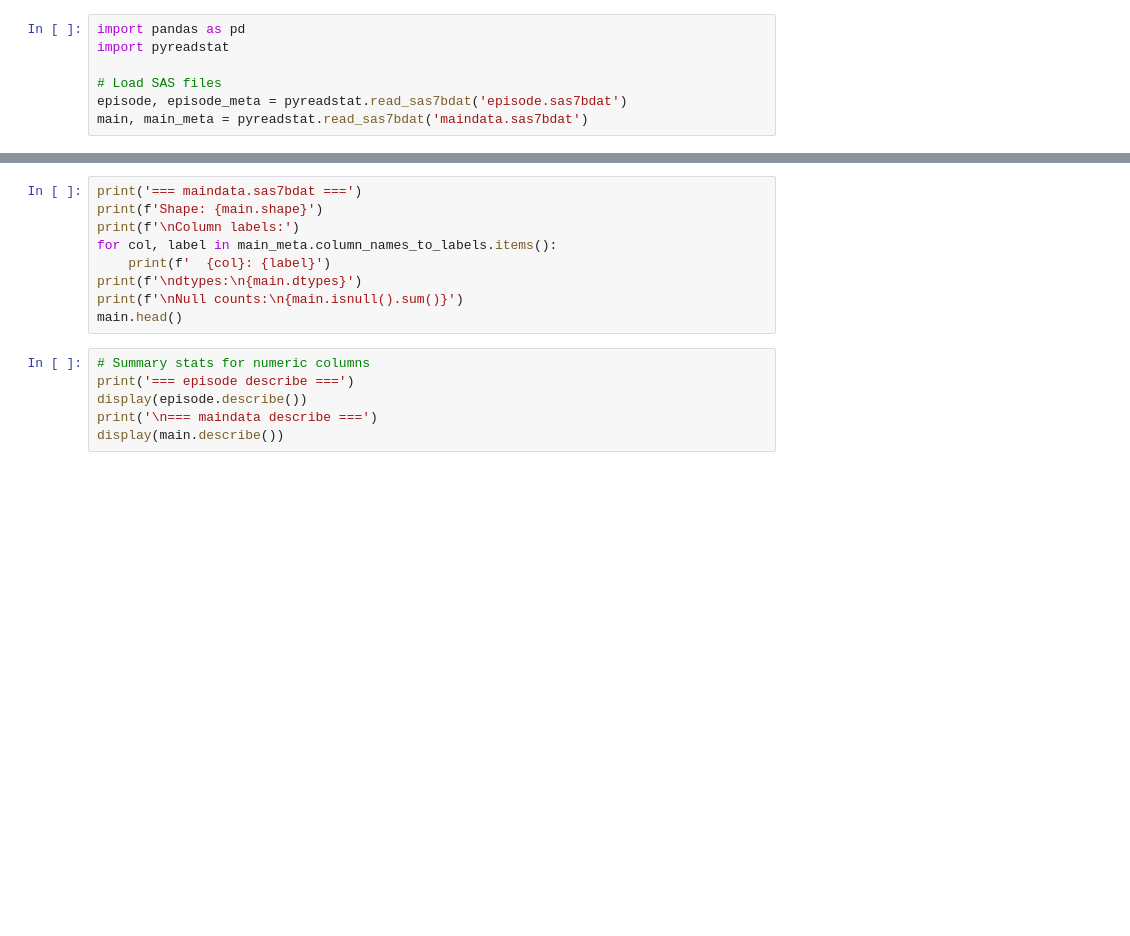
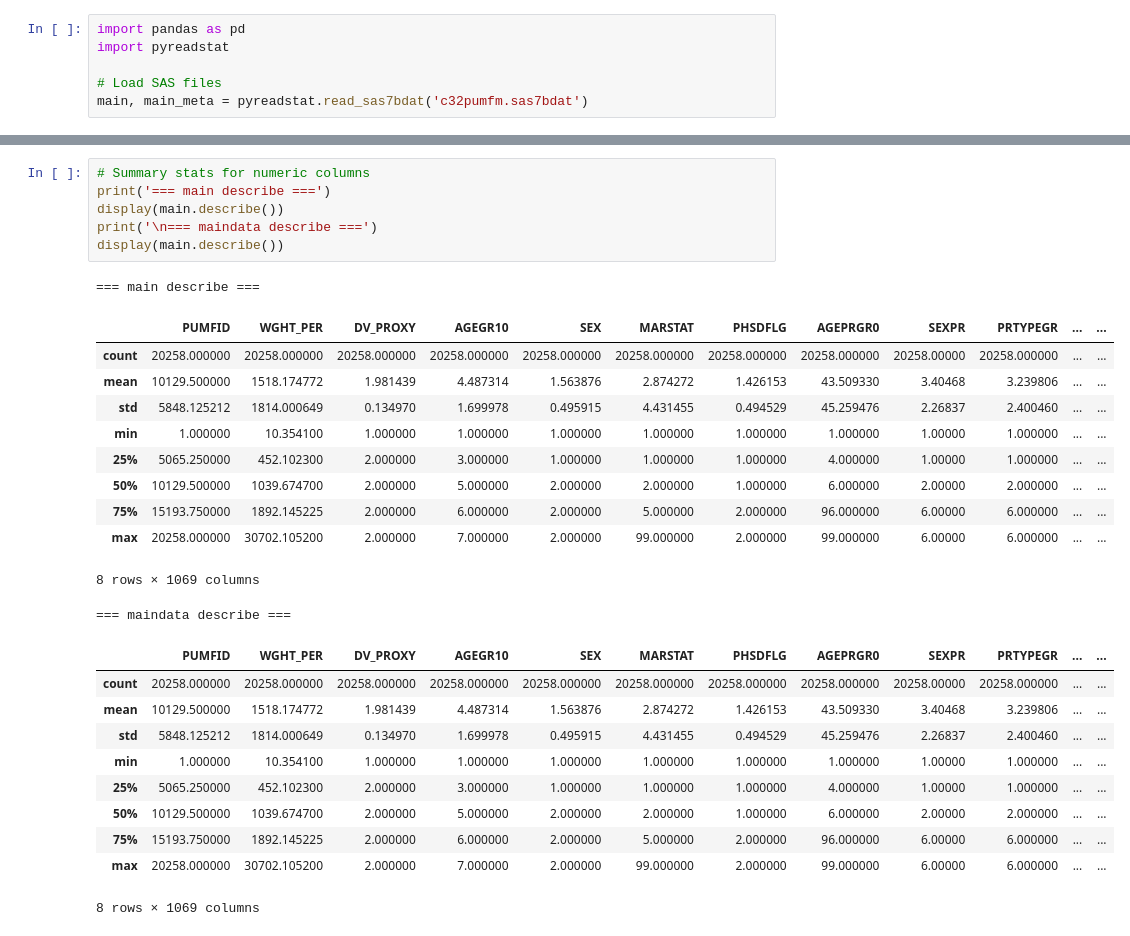
Before and after one commit to codedbydawn/DataQuest-2026-Caregiver, a Jupyter notebook: src/eda.ipynb, the cells around one changed output, grey strips where cells are left out. Saved outputs shown, nothing was run; the diff lists cells and outputs as text; blank space fills up the shorter version.

```diff
--- a/src/eda.ipynb
+++ b/src/eda.ipynb
@@ -3,6 +3,5 @@ import pandas as pd
 import pyreadstat
 
 # Load SAS files
-episode, episode_meta = pyreadstat.read_sas7bdat('episode.sas7bdat')
-main, main_meta = pyreadstat.read_sas7bdat('maindata.sas7bdat')
+main, main_meta = pyreadstat.read_sas7bdat('c32pumfm.sas7bdat')
 # %%
@@ -17,15 +41,29 @@ episode.head()
-# %%
-print('=== maindata.sas7bdat ===')
-print(f'Shape: {main.shape}')
-print(f'\nColumn labels:')
-for col, label in main_meta.column_names_to_labels.items():
-    print(f'  {col}: {label}')
-print(f'\ndtypes:\n{main.dtypes}')
-print(f'\nNull counts:\n{main.isnull().sum()}')
-main.head()
 # %%
 # Summary stats for numeric columns
-print('=== episode describe ===')
-display(episode.describe())
+print('=== main describe ===')
+display(main.describe())
 print('\n=== maindata describe ===')
 display(main.describe())
+# %% [output]
+=== main describe ===
+|  | PUMFID | WGHT_PER | DV_PROXY | AGEGR10 | SEX | MARSTAT | PHSDFLG | AGEPRGR0 | SEXPR | PRTYPEGR | ... | ... |
+| count | 20258.000000 | 20258.000000 | 20258.000000 | 20258.000000 | 20258.000000 | 20258.000000 | 20258.000000 | 20258.000000 | 20258.00000 | 20258.000000 | ... | ... |
+| mean | 10129.500000 | 1518.174772 | 1.981439 | 4.487314 | 1.563876 | 2.874272 | 1.426153 | 43.509330 | 3.40468 | 3.239806 | ... | ... |
+| std | 5848.125212 | 1814.000649 | 0.134970 | 1.699978 | 0.495915 | 4.431455 | 0.494529 | 45.259476 | 2.26837 | 2.400460 | ... | ... |
+| min | 1.000000 | 10.354100 | 1.000000 | 1.000000 | 1.000000 | 1.000000 | 1.000000 | 1.000000 | 1.00000 | 1.000000 | ... | ... |
+| 25% | 5065.250000 | 452.102300 | 2.000000 | 3.000000 | 1.000000 | 1.000000 | 1.000000 | 4.000000 | 1.00000 | 1.000000 | ... | ... |
+| 50% | 10129.500000 | 1039.674700 | 2.000000 | 5.000000 | 2.000000 | 2.000000 | 1.000000 | 6.000000 | 2.00000 | 2.000000 | ... | ... |
+| 75% | 15193.750000 | 1892.145225 | 2.000000 | 6.000000 | 2.000000 | 5.000000 | 2.000000 | 96.000000 | 6.00000 | 6.000000 | ... | ... |
+| max | 20258.000000 | 30702.105200 | 2.000000 | 7.000000 | 2.000000 | 99.000000 | 2.000000 | 99.000000 | 6.00000 | 6.000000 | ... | ... |
+8 rows × 1069 columns
+=== maindata describe ===
+|  | PUMFID | WGHT_PER | DV_PROXY | AGEGR10 | SEX | MARSTAT | PHSDFLG | AGEPRGR0 | SEXPR | PRTYPEGR | ... | ... |
+| count | 20258.000000 | 20258.000000 | 20258.000000 | 20258.000000 | 20258.000000 | 20258.000000 | 20258.000000 | 20258.000000 | 20258.00000 | 20258.000000 | ... | ... |
+| mean | 10129.500000 | 1518.174772 | 1.981439 | 4.487314 | 1.563876 | 2.874272 | 1.426153 | 43.509330 | 3.40468 | 3.239806 | ... | ... |
+| std | 5848.125212 | 1814.000649 | 0.134970 | 1.699978 | 0.495915 | 4.431455 | 0.494529 | 45.259476 | 2.26837 | 2.400460 | ... | ... |
+| min | 1.000000 | 10.354100 | 1.000000 | 1.000000 | 1.000000 | 1.000000 | 1.000000 | 1.000000 | 1.00000 | 1.000000 | ... | ... |
+| 25% | 5065.250000 | 452.102300 | 2.000000 | 3.000000 | 1.000000 | 1.000000 | 1.000000 | 4.000000 | 1.00000 | 1.000000 | ... | ... |
+| 50% | 10129.500000 | 1039.674700 | 2.000000 | 5.000000 | 2.000000 | 2.000000 | 1.000000 | 6.000000 | 2.00000 | 2.000000 | ... | ... |
+| 75% | 15193.750000 | 1892.145225 | 2.000000 | 6.000000 | 2.000000 | 5.000000 | 2.000000 | 96.000000 | 6.00000 | 6.000000 | ... | ... |
+| max | 20258.000000 | 30702.105200 | 2.000000 | 7.000000 | 2.000000 | 99.000000 | 2.000000 | 99.000000 | 6.00000 | 6.000000 | ... | ... |
+8 rows × 1069 columns
```
Also changed, not shown: parts of 3 cells of this notebook.
